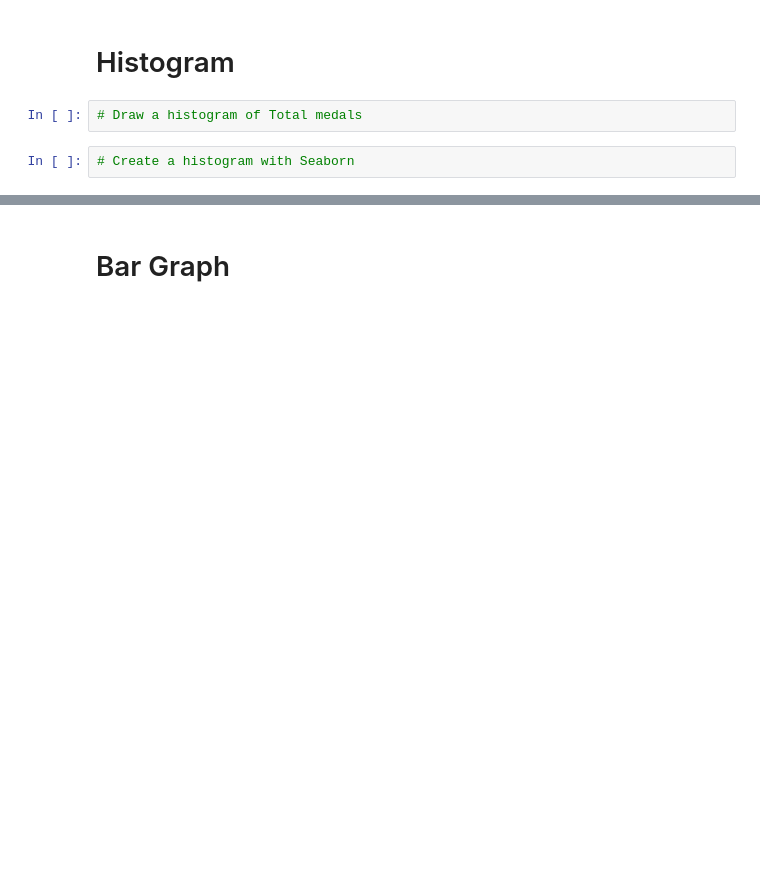
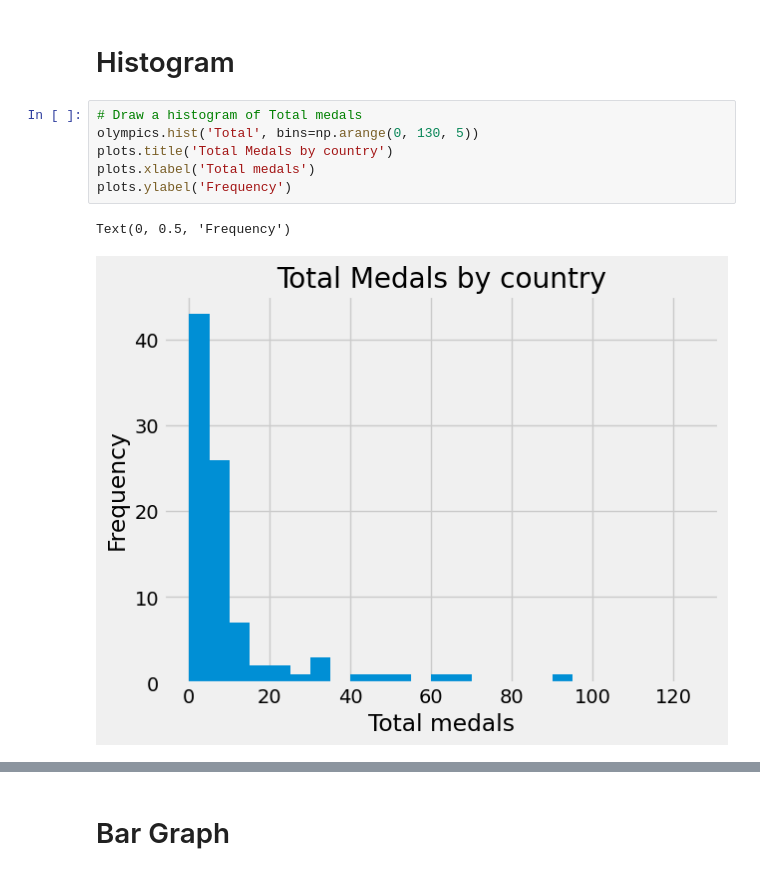
Before and after one commit to DylanPrinsloo/UCode, a Jupyter notebook: Sun/templates/Template_SUN_DS_Sept_Work_Day1_Session4.ipynb, the cells around one changed output, grey strips where cells are left out. Cells and saved outputs as stored; diff of their text form; blank space fills up the shorter version.

```diff
--- a/Sun/templates/Template_SUN_DS_Sept_Work_Day1_Session4.ipynb
+++ b/Sun/templates/Template_SUN_DS_Sept_Work_Day1_Session4.ipynb
@@ -64,7 +86,12 @@ Let's determine visually what the relation is (if any) between GDP per capita an
 # moves legend to right
 # %% [markdown]
 # Histogram
-# %%
-# Draw a histogram of Total medals
-# %%
-# Create a histogram with Seaborn
+# %%
+# Draw a histogram of Total medals
+olympics.hist('Total', bins=np.arange(0, 130, 5))
+plots.title('Total Medals by country')
+plots.xlabel('Total medals')
+plots.ylabel('Frequency')
+# %% [output]
+Text(0, 0.5, 'Frequency')
+[figure, added]
```
Also changed, not shown: parts of 12 cells of this notebook.
